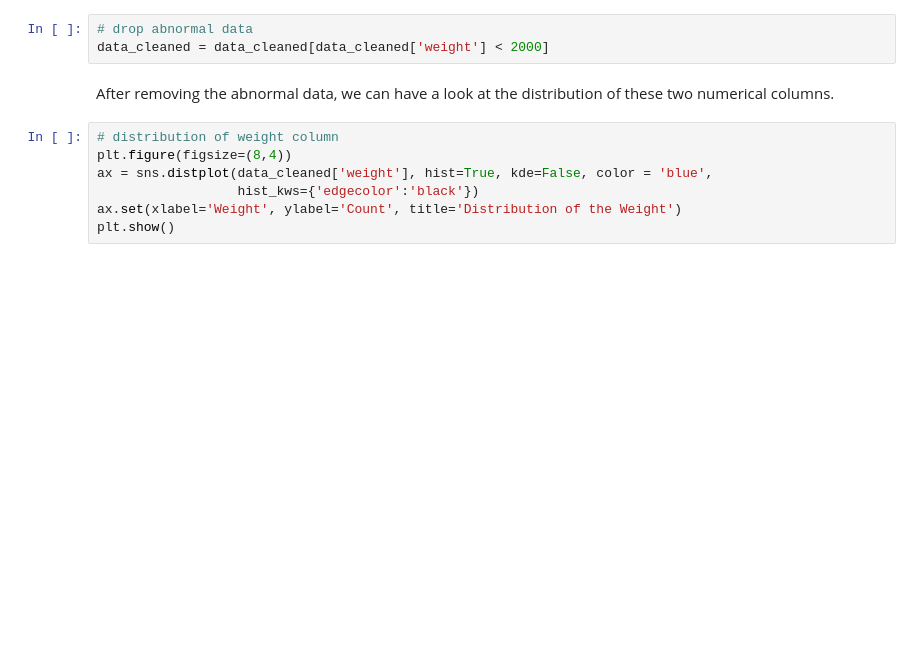
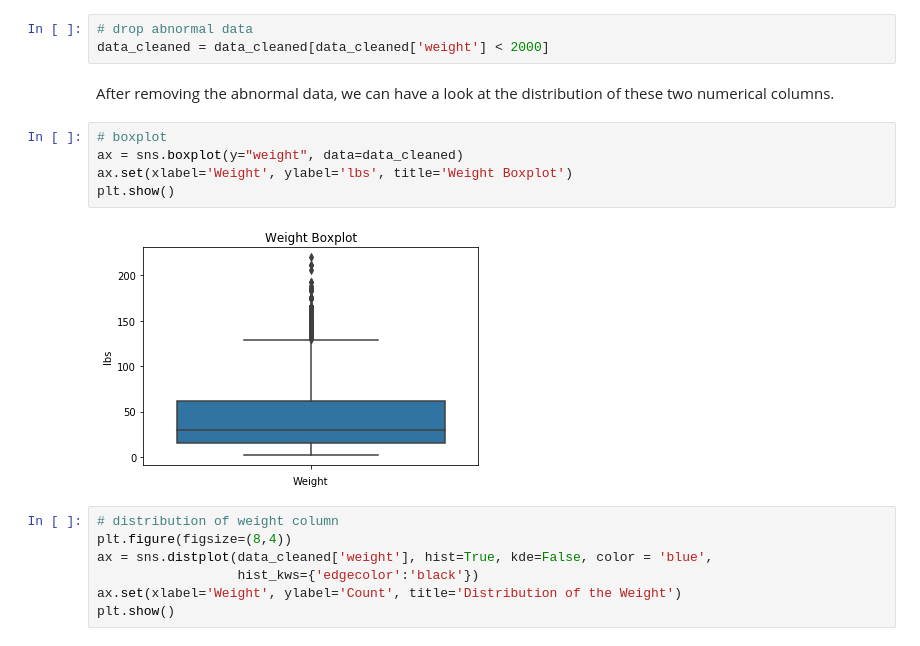
Before and after one commit to Xion6cc/Data-Exercises, a Jupyter notebook: Challenge.ipynb, the cells around one changed output. Saved outputs shown, nothing was run; the diff lists cells and outputs as text; blank space fills up the shorter version.

```diff
--- a/Challenge.ipynb
+++ b/Challenge.ipynb
@@ -197,6 +197,13 @@ As we can see, the average back squat weight for this user is 48.99 lbs so it is
 data_cleaned = data_cleaned[data_cleaned['weight'] < 2000]
 # %% [markdown]
 After removing the abnormal data, we can have a look at the distribution of these two numerical columns.
+# %%
+# boxplot
+ax = sns.boxplot(y="weight", data=data_cleaned)
+ax.set(xlabel='Weight', ylabel='lbs', title='Weight Boxplot')
+plt.show()
+# %% [output]
+[figure, added]
 # %%
 # distribution of weight column
 plt.figure(figsize=(8,4))
```
Also changed, not shown: parts of 4 cells of this notebook.
